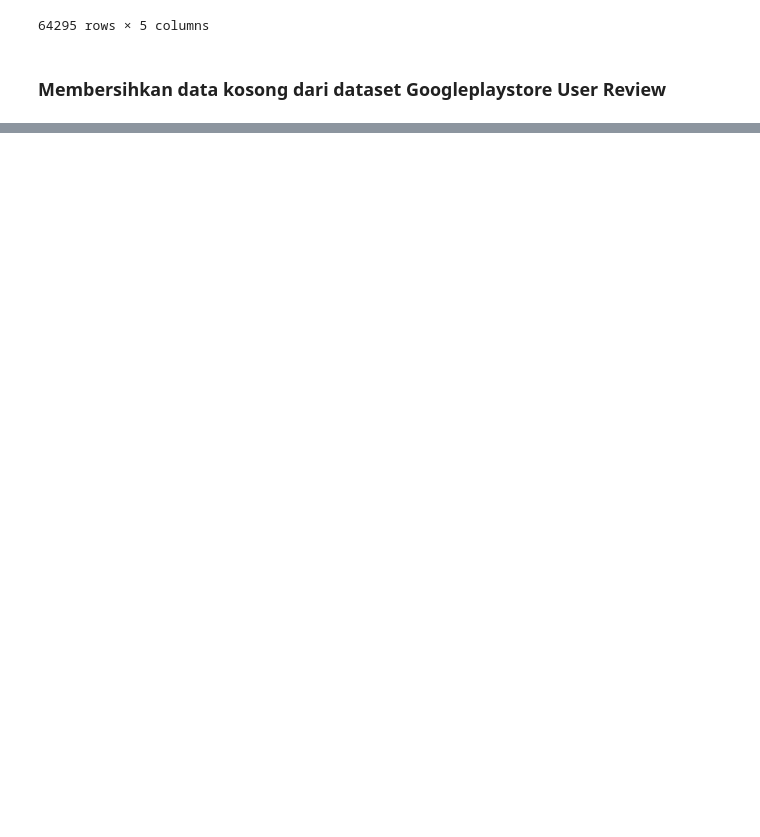
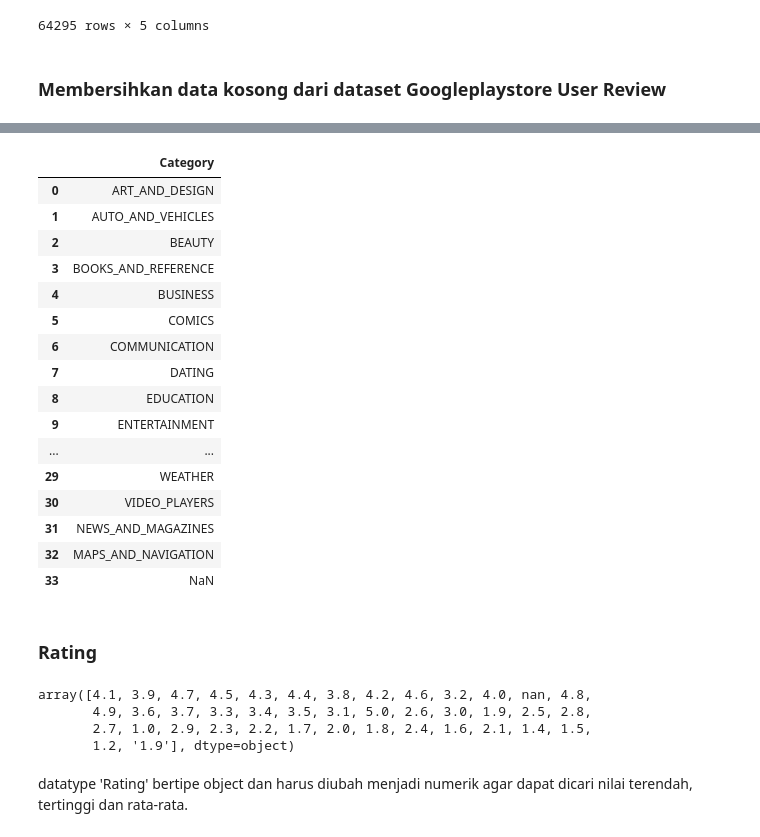
Before and after one commit to rafaelstevi/GooglePlaystore, a Jupyter notebook: Files/eda-googleplaystore.ipynb, the cells around one changed output, grey strips where cells are left out. Cells and saved outputs as stored; diff of their text form; code cells hidden in the pictures; blank space fills up the shorter version.

Commit message:
add file dataset & Modify eda-googleplaystore.ipynb

```diff
--- a/Files/eda-googleplaystore.ipynb
+++ b/Files/eda-googleplaystore.ipynb
@@ -11,9 +11,12 @@ Tipe kedua dataset tersebut adalah csv
 # %% [markdown]
 ## Mengimport dataset kedalam jupyterlab
 # %%
-# Import data csv
+# Import library
+import numpy as np
 import pandas as pd
-dfGapps = pd.read_csv('../SourceTree/GooglePlaystore/Files/googleplaystore.csv')
-dfGUserReview = pd.read_csv('../SourceTree/GooglePlaystore/Files/googleplaystore_user_reviews.csv')
+
+# Import data
+dfGapps = pd.read_csv('dataset/googleplaystore.csv')
+dfGUserReview = pd.read_csv('dataset/googleplaystore_user_reviews.csv')
 # %% [markdown]
 ## Googleplaystore Apps
@@ -179,0 +191,5 @@ Jumlah baris dengan Nilai Nan minimum 4 :  26863
+# %%
+dfGapps.loc[10472] = dfGapps.loc[10472].shift()
+dfGapps['App'].loc[10472] = dfGapps['Category'].loc[10472]
+dfGapps['Category'].loc[10472] = np.nan
+dfGapps.loc[10472]
@@ -179,0 +211,37 @@ Jumlah baris dengan Nilai Nan minimum 4 :  26863
+# %%
+# membuat list untuk menampung data Category yang unik
+data_cat = {'Category':dfGapps['Category'].unique()}
+
+# memasukan data kategori ke dataframe
+dfCat = pd.DataFrame(data_cat)
+dfCat
+# %% [output]
+|  | Category |
+| 0 | ART_AND_DESIGN |
+| 1 | AUTO_AND_VEHICLES |
+| 2 | BEAUTY |
+| 3 | BOOKS_AND_REFERENCE |
+| 4 | BUSINESS |
+| 5 | COMICS |
+| 6 | COMMUNICATION |
+| 7 | DATING |
+| 8 | EDUCATION |
+| 9 | ENTERTAINMENT |
+| ... | ... |
+| 29 | WEATHER |
+| 30 | VIDEO_PLAYERS |
+| 31 | NEWS_AND_MAGAZINES |
+| 32 | MAPS_AND_NAVIGATION |
+| 33 | NaN |
+# %% [markdown]
+### Rating
+# %%
+# nilai unik dari kolom Rating
+dfGapps['Rating'].unique()
+# %% [output]
+array([4.1, 3.9, 4.7, 4.5, 4.3, 4.4, 3.8, 4.2, 4.6, 3.2, 4.0, nan, 4.8,
+       4.9, 3.6, 3.7, 3.3, 3.4, 3.5, 3.1, 5.0, 2.6, 3.0, 1.9, 2.5, 2.8,
+       2.7, 1.0, 2.9, 2.3, 2.2, 1.7, 2.0, 1.8, 2.4, 1.6, 2.1, 1.4, 1.5,
+       1.2, '1.9'], dtype=object)
+# %% [markdown]
+datatype 'Rating' bertipe object dan harus diubah menjadi numerik agar dapat dicari nilai terendah, tertinggi dan rata-rata.
```
Also changed, not shown: parts of 58 cells of this notebook, 4 other files.
